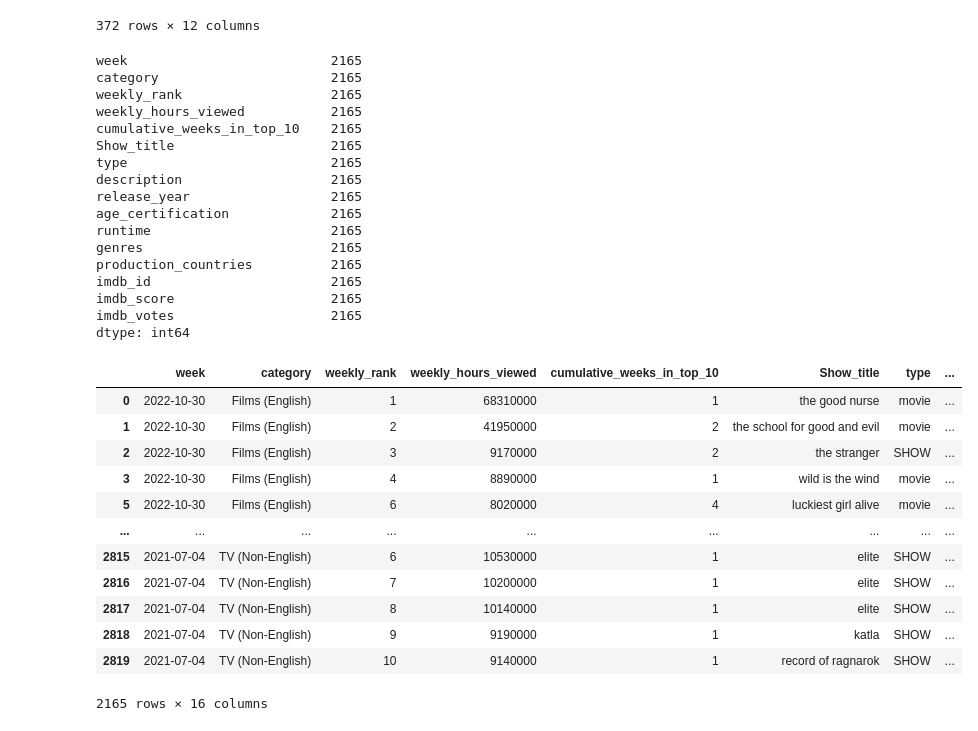
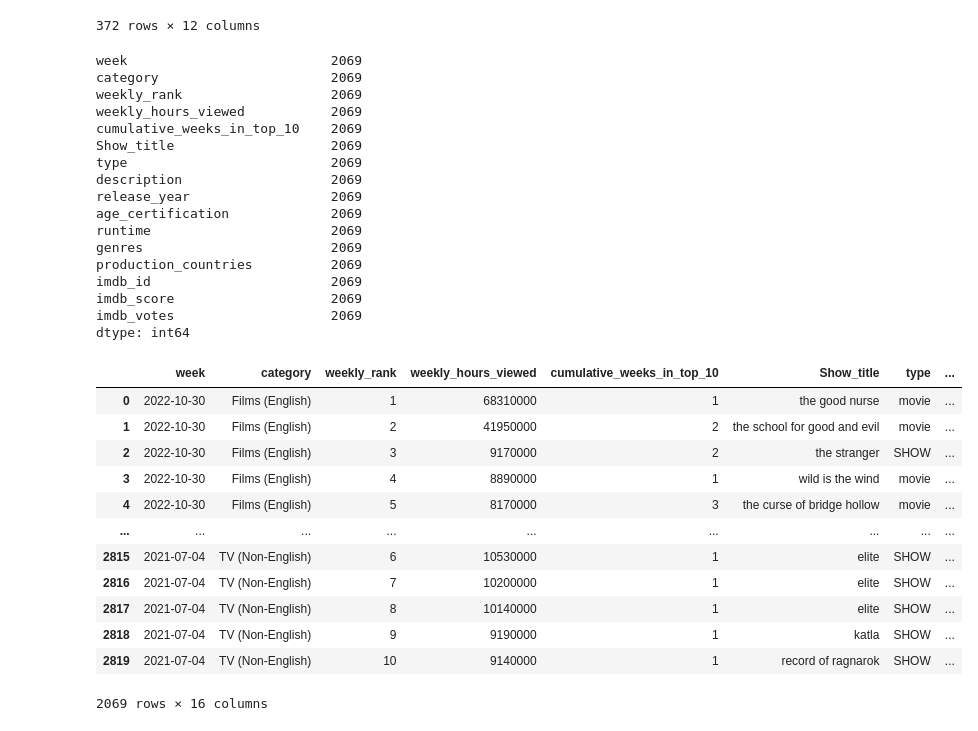
Before and after one commit to EdithLotterman/Project-1-Team-8, a Jupyter notebook: netflix_project.ipynb, the cells around one changed output. Cells and saved outputs as stored; diff of their text form; code cells hidden in the pictures.

```diff
--- a/netflix_project.ipynb
+++ b/netflix_project.ipynb
@@ -129,56 +129,56 @@ merge_df = pd.merge(global_titles_df, df3, how= "left",on="Show_title")
 combined_df = merge_df.assign(type=merge_df.type_x.fillna(merge_df.type_y))
 combined_df = combined_df.assign(description=merge_df.description_x.fillna(merge_df.description_y))
 combined_df = combined_df.assign(release_year=merge_df.release_year_x.fillna(merge_df.release_year_y))
 combined_df = combined_df.assign(age_certification=merge_df.age_certification_x.fillna(merge_df.age_certification_y))
 combined_df = combined_df.assign(runtime=merge_df.runtime_x.fillna(merge_df.runtime_y))
 combined_df = combined_df.assign(genres=merge_df.genres_x.fillna(merge_df.genres_y))
 combined_df = combined_df.assign(production_countries=merge_df.production_countries_x.fillna(merge_df.production_countries_y))
 combined_df = combined_df.assign(imdb_id=merge_df.imdb_id_x.fillna(merge_df.imdb_id_y))
 combined_df = combined_df.assign(imdb_score=merge_df.imdb_score_x.fillna(merge_df.imdb_score_y))
 combined_df = combined_df.assign(imdb_votes=merge_df.imdb_votes_x.fillna(merge_df.imdb_votes_y))
 #dropping used columns
 combined_df.drop(["show_title_x","show_title_y","id_x","id_y","type_x","type_y","description_x","description_y","release_year_x",
                 "release_year_y","age_certification_x","age_certification_y","runtime_x","runtime_y","genres_x","genres_y",
                 "production_countries_x","production_countries_y","imdb_id_x","imdb_id_y","imdb_score_x","imdb_score_y",
                 "imdb_votes_x","imdb_votes_y","season_title","seasons"], axis=1, inplace=True)
 #dropped all rows that has NAN values
 combined_df = combined_df.dropna()
 # Dropped all rows that has imdb_score equal to N/A
 cleaned_df = combined_df.loc[combined_df["imdb_score"]!="N/A"]
-# Dropped all rows that has age_certification equal to Not Rated
+cleaned_df = combined_df.loc[combined_df["runtime"]!="N/A"]
+cleaned_df = combined_df.loc[combined_df["age_certification"]!="N/A"]
 #saving the dataframe into csv file
 cleaned_df.to_csv("output_data/cleaned_netflix_data.csv")
 print(cleaned_df.count())
-#print(df3.count())
 cleaned_df
 # %% [output]
-week                          2165
-category                      2165
-weekly_rank                   2165
-weekly_hours_viewed           2165
-cumulative_weeks_in_top_10    2165
-Show_title                    2165
-type                          2165
-description                   2165
-release_year                  2165
-age_certification             2165
-runtime                       2165
-genres                        2165
-production_countries          2165
-imdb_id                       2165
-imdb_score                    2165
-imdb_votes                    2165
+week                          2069
+category                      2069
+weekly_rank                   2069
+weekly_hours_viewed           2069
+cumulative_weeks_in_top_10    2069
+Show_title                    2069
+type                          2069
+description                   2069
+release_year                  2069
+age_certification             2069
+runtime                       2069
+genres                        2069
+production_countries          2069
+imdb_id                       2069
+imdb_score                    2069
+imdb_votes                    2069
 dtype: int64
 |  | week | category | weekly_rank | weekly_hours_viewed | cumulative_weeks_in_top_10 | Show_title | type | ... |
 | 0 | 2022-10-30 | Films (English) | 1 | 68310000 | 1 | the good nurse | movie | ... |
 | 1 | 2022-10-30 | Films (English) | 2 | 41950000 | 2 | the school for good and evil | movie | ... |
 | 2 | 2022-10-30 | Films (English) | 3 | 9170000 | 2 | the stranger | SHOW | ... |
 | 3 | 2022-10-30 | Films (English) | 4 | 8890000 | 1 | wild is the wind | movie | ... |
-| 5 | 2022-10-30 | Films (English) | 6 | 8020000 | 4 | luckiest girl alive | movie | ... |
+| 4 | 2022-10-30 | Films (English) | 5 | 8170000 | 3 | the curse of bridge hollow | movie | ... |
 | ... | ... | ... | ... | ... | ... | ... | ... | ... |
 | 2815 | 2021-07-04 | TV (Non-English) | 6 | 10530000 | 1 | elite | SHOW | ... |
 | 2816 | 2021-07-04 | TV (Non-English) | 7 | 10200000 | 1 | elite | SHOW | ... |
 | 2817 | 2021-07-04 | TV (Non-English) | 8 | 10140000 | 1 | elite | SHOW | ... |
 | 2818 | 2021-07-04 | TV (Non-English) | 9 | 9190000 | 1 | katla | SHOW | ... |
 | 2819 | 2021-07-04 | TV (Non-English) | 10 | 9140000 | 1 | record of ragnarok | SHOW | ... |
-2165 rows × 16 columns
+2069 rows × 16 columns
```
Also changed, not shown: parts of 1 cell of this notebook, 1 other file.
